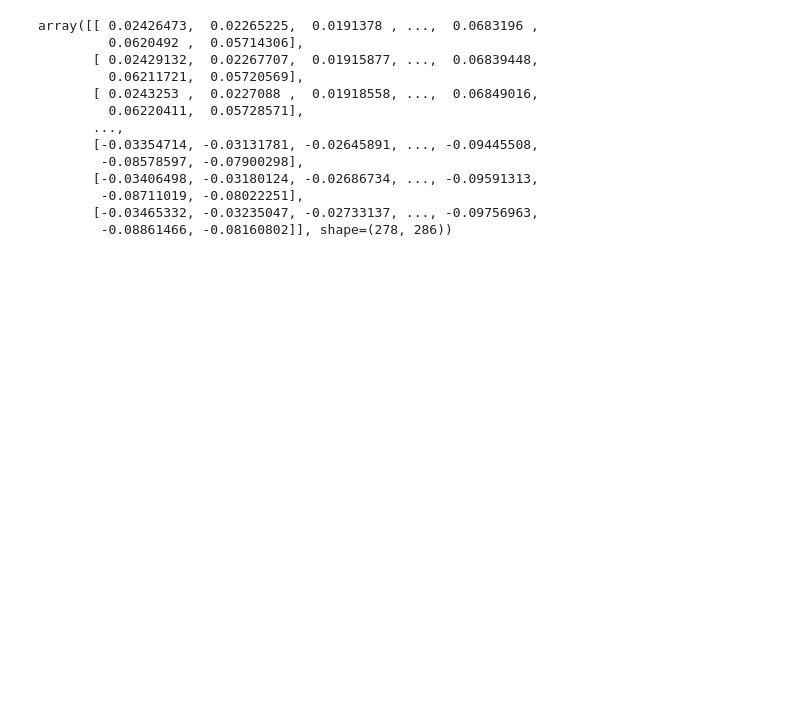
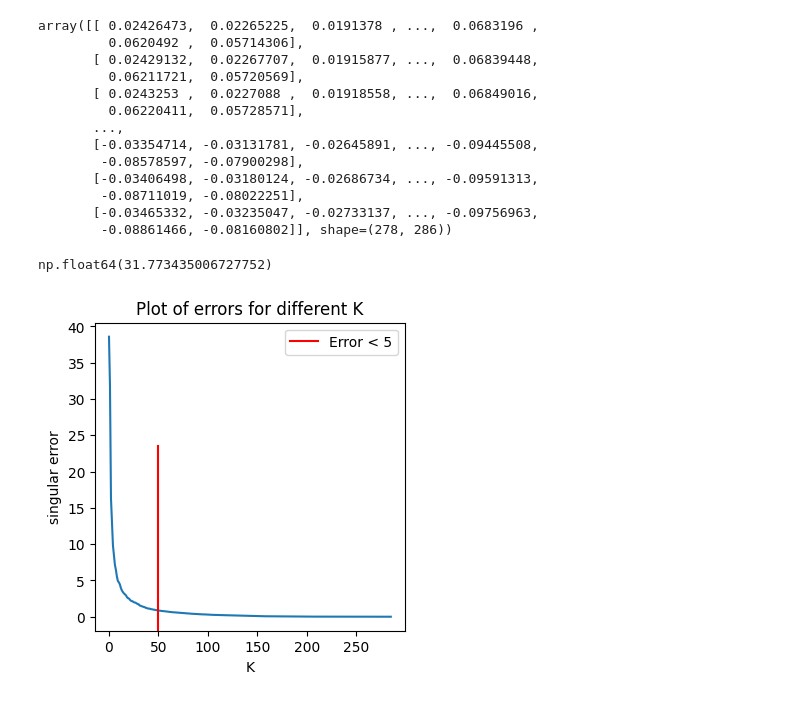
Before and after one commit to Rickmwasofficial/SVD-Image-Compression-, a Jupyter notebook: svd.ipynb, the cells around one changed output. Cells and saved outputs as stored; diff of their text form; code cells hidden in the pictures; blank space fills up the shorter version.

```diff
--- a/svd.ipynb
+++ b/svd.ipynb
@@ -90,4 +90,20 @@ array([[ 0.02426473,  0.02265225,  0.0191378 , ...,  0.0683196 ,
         -0.08711019, -0.08022251],
        [-0.03465332, -0.03235047, -0.02733137, ..., -0.09756963,
         -0.08861466, -0.08160802]], shape=(278, 286))
+# %%
+error
+# %% [output]
+np.float64(31.773435006727752)
+# %%
+# Plot the singular values to see at which value of k will we have the lowest errors
+plt.figure(figsize=(4, 4))
+plt.plot(np.arange(0, img_centered.shape[1]), singulars)
+plt.axvline(50, 0, 0.6, c='r', label="Error < 5")
+plt.legend()
+plt.xlabel("K")
+plt.ylabel("singular error")
+plt.title("Plot of errors for different K")
+plt.show()
+# %% [output]
+[figure, added]
 # %%
```
Also changed, not shown: parts of 6 cells of this notebook.
